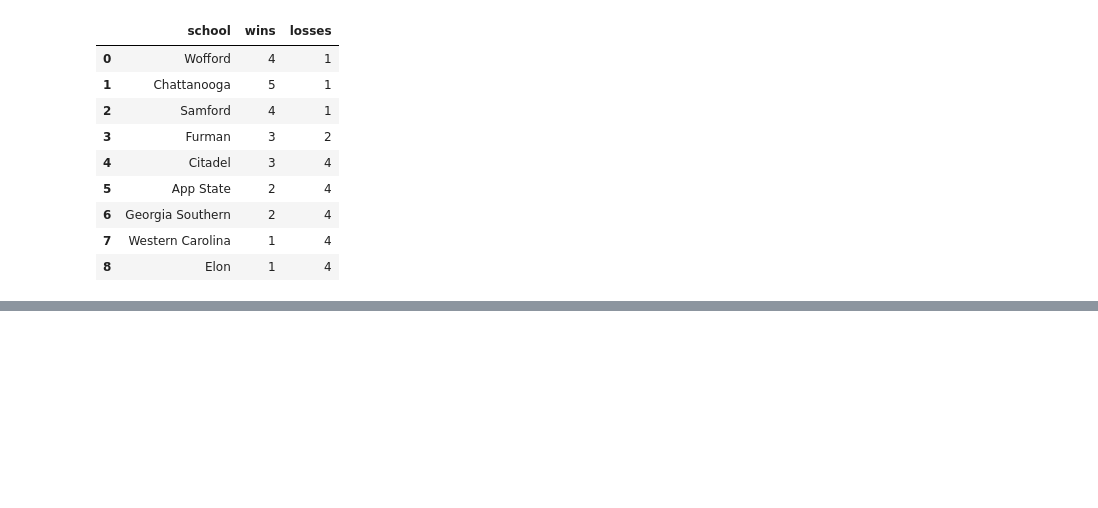
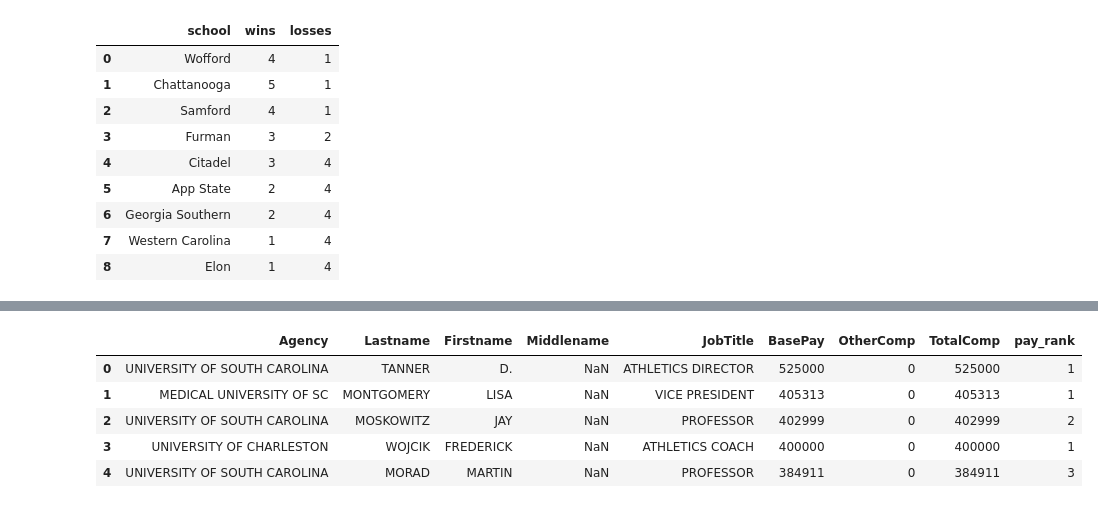
Before and after one commit to corbinbs/pandas-playground, a Jupyter notebook: pandas-intro.ipynb, the cells around one changed output, grey strips where cells are left out. Drawn from its saved outputs; the diff is of its cells as text; code cells hidden in the pictures; blank space fills up the shorter version.

```diff
--- a/pandas-intro.ipynb
+++ b/pandas-intro.ipynb
@@ -277,0 +319,9 @@ dtype: int64
+# %%
+salaries.head()
+# %% [output]
+|  | Agency | Lastname | Firstname | Middlename | JobTitle | BasePay | OtherComp | TotalComp | pay_rank |
+| 0 | UNIVERSITY OF SOUTH CAROLINA | TANNER | D. | NaN | ATHLETICS DIRECTOR | 525000 | 0 | 525000 | 1 |
+| 1 | MEDICAL UNIVERSITY OF SC | MONTGOMERY | LISA | NaN | VICE PRESIDENT | 405313 | 0 | 405313 | 1 |
+| 2 | UNIVERSITY OF SOUTH CAROLINA | MOSKOWITZ | JAY | NaN | PROFESSOR | 402999 | 0 | 402999 | 2 |
+| 3 | UNIVERSITY OF CHARLESTON | WOJCIK | FREDERICK | NaN | ATHLETICS COACH | 400000 | 0 | 400000 | 1 |
+| 4 | UNIVERSITY OF SOUTH CAROLINA | MORAD | MARTIN | NaN | PROFESSOR | 384911 | 0 | 384911 | 3 |
```
Also changed, not shown: parts of 39 cells of this notebook, 3 other files.
